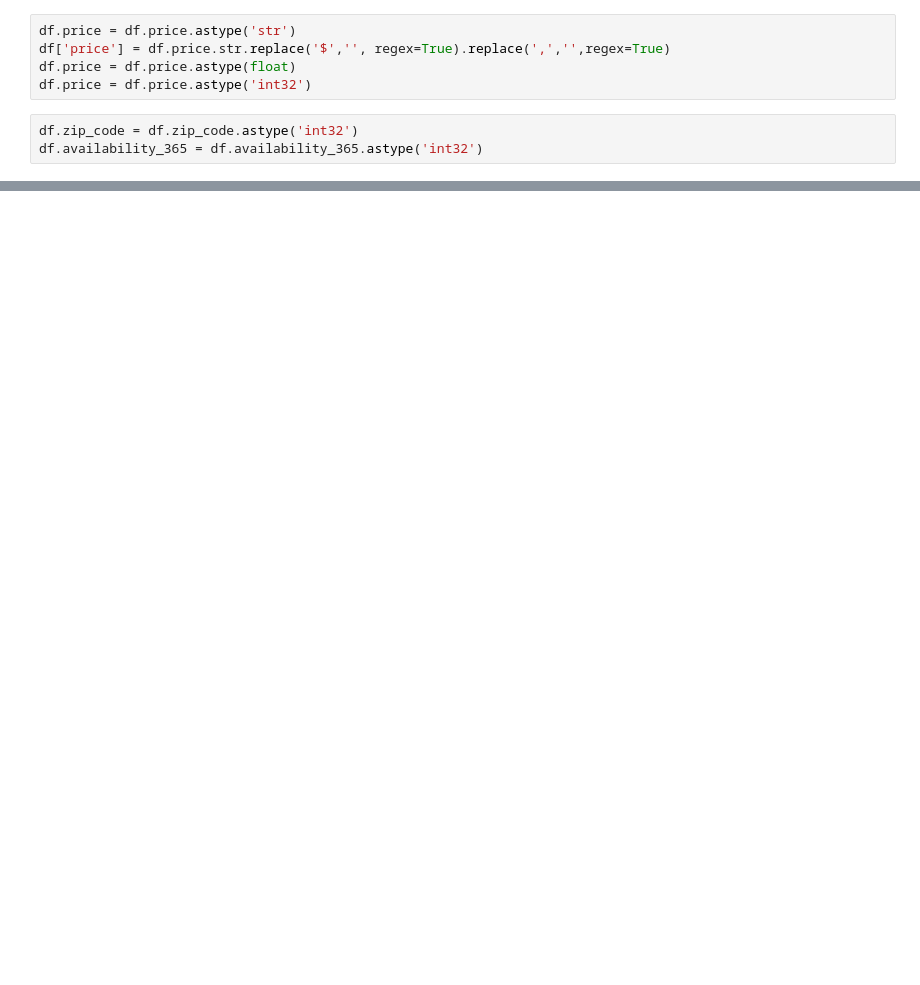
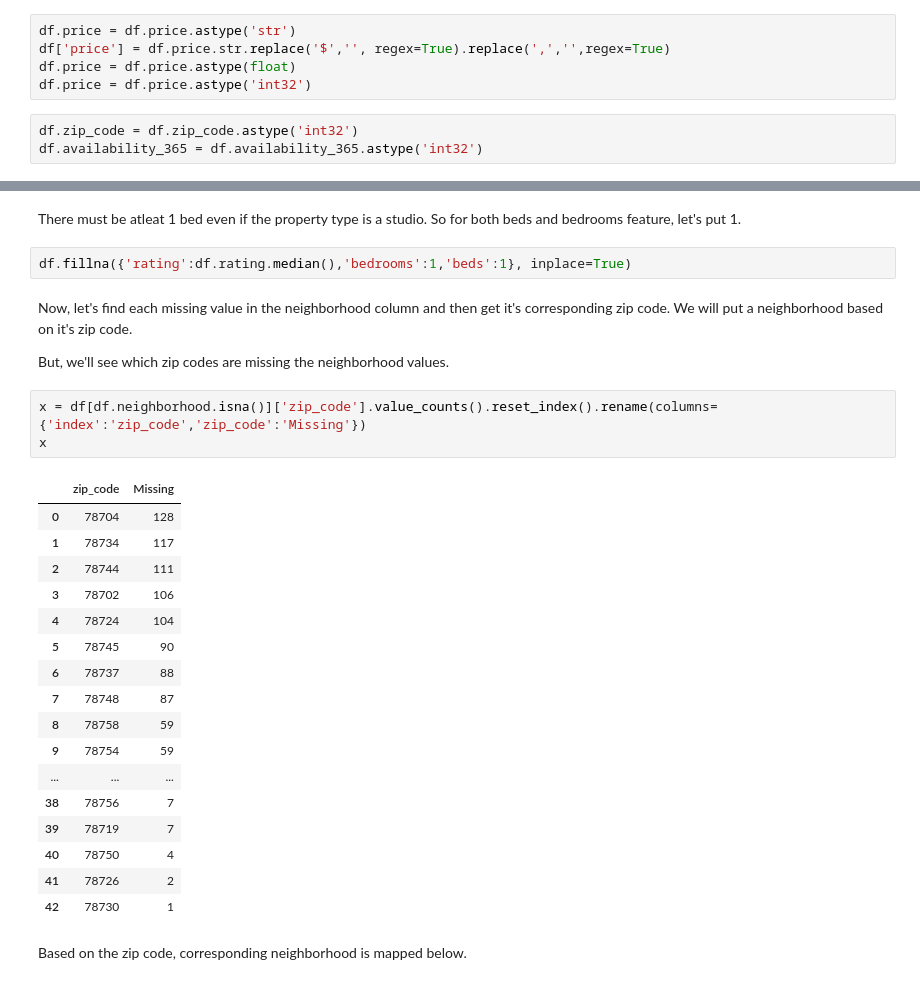
Before and after one commit to binayakhadka/crime_neighborhood_airbnb, a Jupyter notebook: Data_wrangling_Airbnb.ipynb, the cells around one changed output, grey strips where cells are left out. Cells and saved outputs as stored; diff of their text form; blank space fills up the shorter version.

```diff
--- a/Data_wrangling_Airbnb.ipynb
+++ b/Data_wrangling_Airbnb.ipynb
@@ -137,0 +130,31 @@ Export the data to a new file.
+# %% [markdown]
+There must be atleat 1 bed even if the property type is a studio. So for both beds and bedrooms feature, let's put 1.
+# %%
+df.fillna({'rating':df.rating.median(),'bedrooms':1,'beds':1}, inplace=True)
+# %% [markdown]
+Now, let's find each missing value in the neighborhood column and then get it's corresponding zip code. We will put a neighborhood based on it's zip code.
+
+But, we'll see which zip codes are missing the neighborhood values.
+# %%
+x = df[df.neighborhood.isna()]['zip_code'].value_counts().reset_index().rename(columns={'index':'zip_code','zip_code':'Missing'})
+x
+# %% [output]
+|  | zip_code | Missing |
+| 0 | 78704 | 128 |
+| 1 | 78734 | 117 |
+| 2 | 78744 | 111 |
+| 3 | 78702 | 106 |
+| 4 | 78724 | 104 |
+| 5 | 78745 | 90 |
+| 6 | 78737 | 88 |
+| 7 | 78748 | 87 |
+| 8 | 78758 | 59 |
+| 9 | 78754 | 59 |
+| ... | ... | ... |
+| 38 | 78756 | 7 |
+| 39 | 78719 | 7 |
+| 40 | 78750 | 4 |
+| 41 | 78726 | 2 |
+| 42 | 78730 | 1 |
+# %% [markdown]
+Based on the zip code, corresponding neighborhood is mapped below.
```
Also changed, not shown: parts of 18 cells of this notebook, 1 other file.
